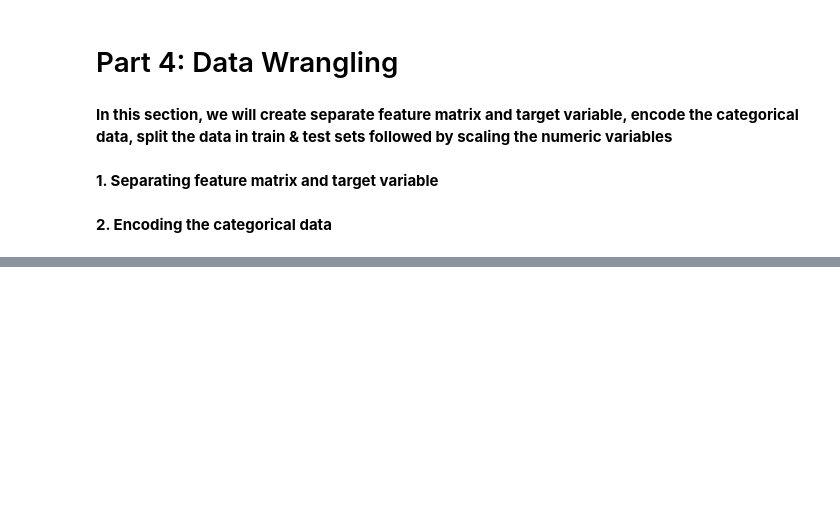
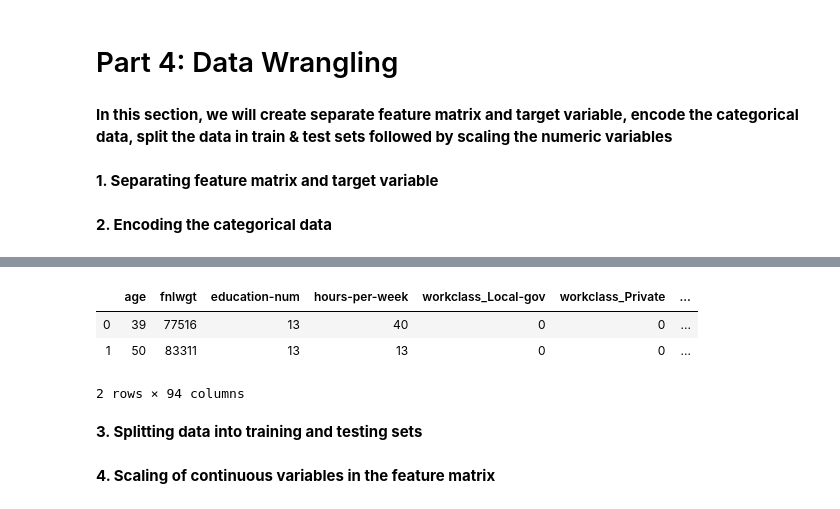
Before and after one commit to ishitashah23/learning-projects, a Jupyter notebook: Income-category Classification Project/Classification Project_Income based on Census.ipynb, the cells around one changed output, grey strips where cells are left out. Cells and saved outputs as stored; diff of their text form; code cells hidden in the pictures; blank space fills up the shorter version.

```diff
--- a/Income-category Classification Project/Classification Project_Income based on Census.ipynb
+++ b/Income-category Classification Project/Classification Project_Income based on Census.ipynb
@@ -308,0 +326,17 @@ y = le.fit_transform(y)
+# %%
+#Separating the categorical variables in feature matrix that need to be encoded
+
+cols_X = pd.DataFrame(X.dtypes)
+X_cat_cols = list(cols_X[cols_X[0]=='object'].index)
+X_num_cols = list(cols_X[cols_X[0]=='int64'].index)
+# %%
+X = pd.get_dummies(data=X,prefix=X_cat_cols,drop_first=True)
+# %%
+X.head(2)
+# %% [output]
+|  | age | fnlwgt | education-num | hours-per-week | workclass_Local-gov | workclass_Private | ... |
+| 0 | 39 | 77516 | 13 | 40 | 0 | 0 | ... |
+| 1 | 50 | 83311 | 13 | 13 | 0 | 0 | ... |
+2 rows × 94 columns
+# %% [markdown]
+**3. Splitting data into training and testing sets**
@@ -308,0 +346,2 @@ y = le.fit_transform(y)
+# %% [markdown]
+**4. Scaling of continuous variables in the feature matrix**
```
Also changed, not shown: parts of 15 cells of this notebook.
